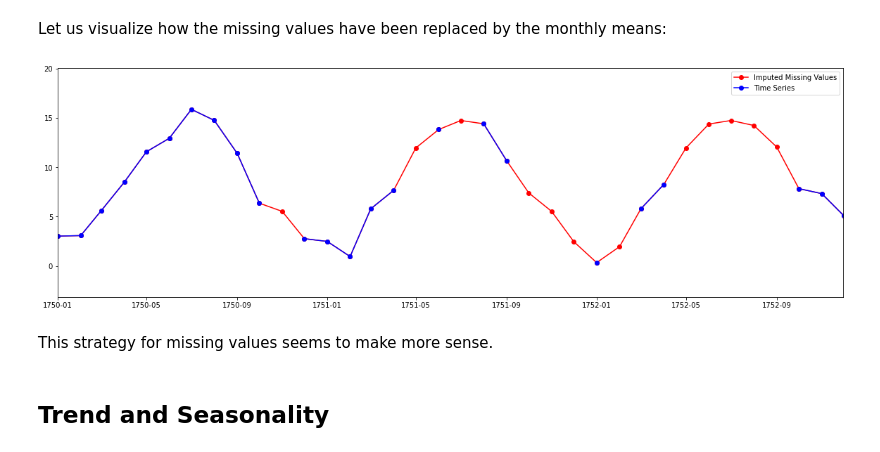
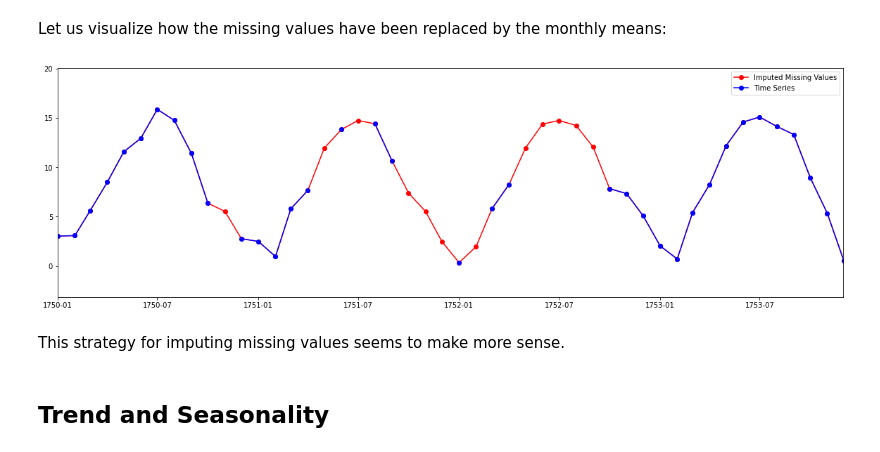
Before and after one commit to GianCarloMilanese/bdmapr_project, a Jupyter notebook: 2.ipynb, the cells around one changed output. Saved outputs shown, nothing was run; the diff lists cells and outputs as text; code cells hidden in the pictures.

```diff
--- a/2.ipynb
+++ b/2.ipynb
@@ -155,14 +155,14 @@ Let us visualize how the missing values have been replaced by the monthly means:
 # %%
 fig, ax = plt.subplots(figsize=(20, 6))
 plt.plot(df.index, df.tsFilled, color="red", marker="o", label="Imputed Missing Values")
 plt.plot(df.index, df.LandAverageTemperature, color="blue", marker="o", label="Time Series")
 plt.legend()
-ax.set_xlim([datetime.date(1750, 1, 1), datetime.date(1752, 11, 30)])
+ax.set_xlim([datetime.date(1750, 1, 1), datetime.date(1753, 11, 30)])
 plt.show()
 # %% [output]
-[figure, old version]
+[figure, new version]
 # %% [markdown]
-This strategy for missing values seems to make more sense.
+This strategy for imputing missing values seems to make more sense.
 # %% [markdown]
 ## Trend and Seasonality
 # %% [markdown]
```
Also changed, not shown: parts of 4 cells of this notebook, 2 other files.
